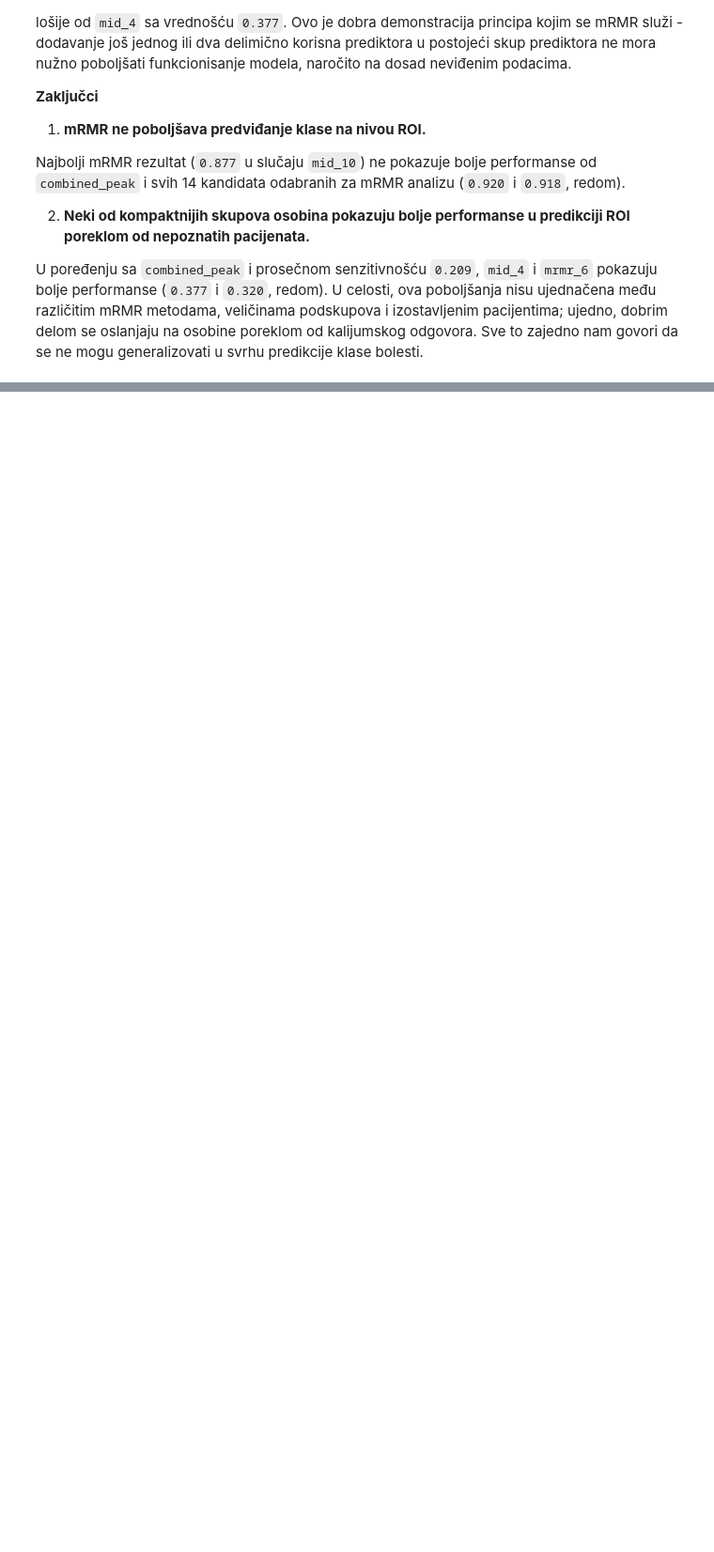
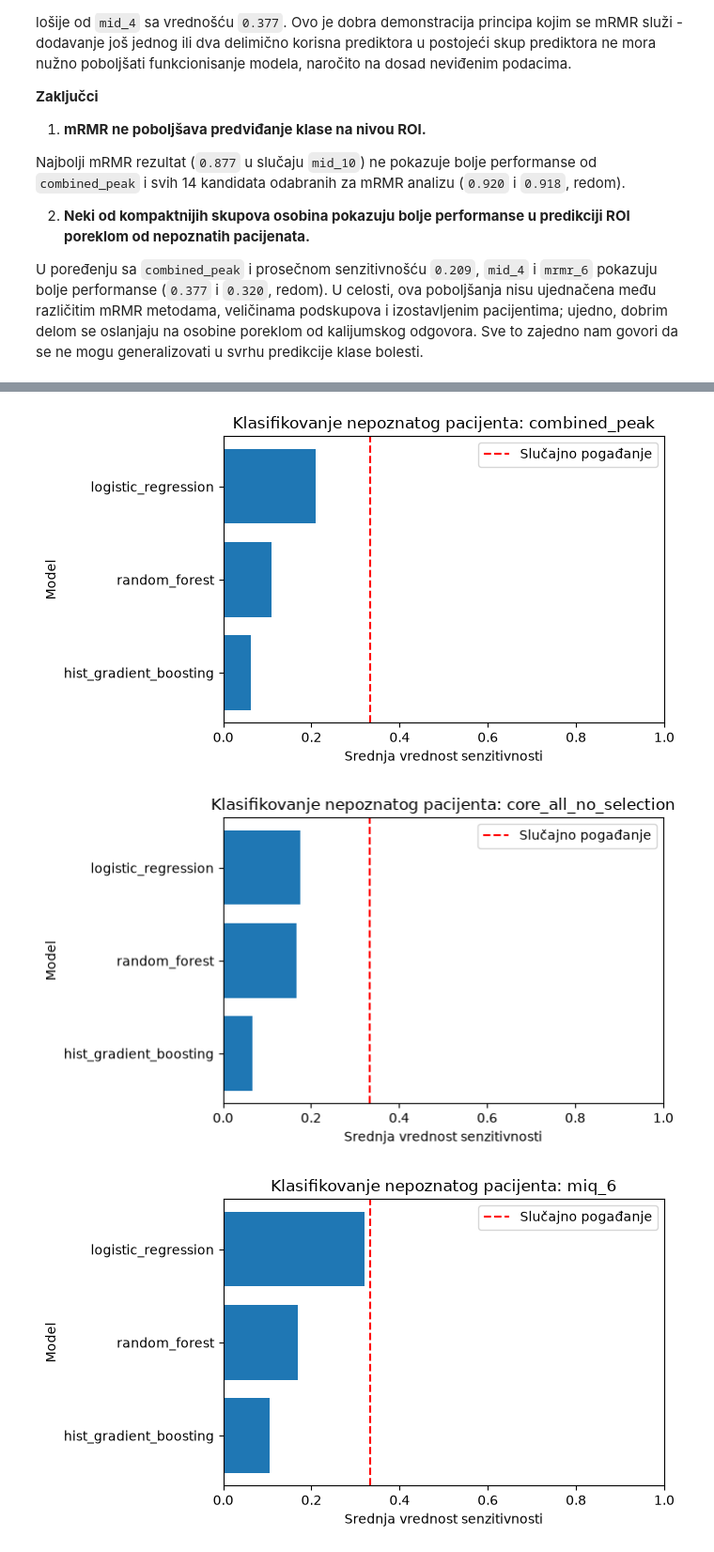
Before and after one commit to peraj-17/MasterProjekatPetarJ, a Jupyter notebook: notebooks/03_modeling.ipynb, the cells around one changed output, grey strips where cells are left out. Shown at 94% size. Drawn from its saved outputs; the diff is of its cells as text; code cells hidden in the pictures; blank space fills up the shorter version.

```diff
--- a/notebooks/03_modeling.ipynb
+++ b/notebooks/03_modeling.ipynb
@@ -4414,0 +5131,46 @@ mrmr_method_holdout_results.to_csv(
+# %%
+# Vizuelizacija performansi klasifikacije izostavljenog pacijenata
+for representation_name in (
+    combined_representations
+):
+    plot_data = (
+        combined_holdout_summary.loc[
+            combined_holdout_summary[
+                "representation"
+            ] == representation_name
+        ]
+        .sort_values(
+            "mean_patient_recall"
+        )
+    )
+
+    plt.figure(figsize=(7, 4))
+
+    plt.barh(
+        plot_data["model"],
+        plot_data["mean_patient_recall"],
+    )
+
+    plt.axvline(
+        1 / 3,
+        linestyle="--",
+        color="red",
+        label="Slučajno pogađanje",
+    )
+
+    plt.xlabel(
+        "Srednja vrednost senzitivnosti"
+    )
+    plt.ylabel("Model")
+    plt.title(
+        f"Klasifikovanje nepoznatog pacijenta: "
+        f"{representation_name}"
+    )
+    plt.xlim(0, 1)
+    plt.legend()
+    plt.tight_layout()
+    plt.show()
+# %% [output]
+[figure, added]
+[figure, added]
+[figure, added]
```
Also changed, not shown: parts of 30 cells of this notebook, 14 other files.
